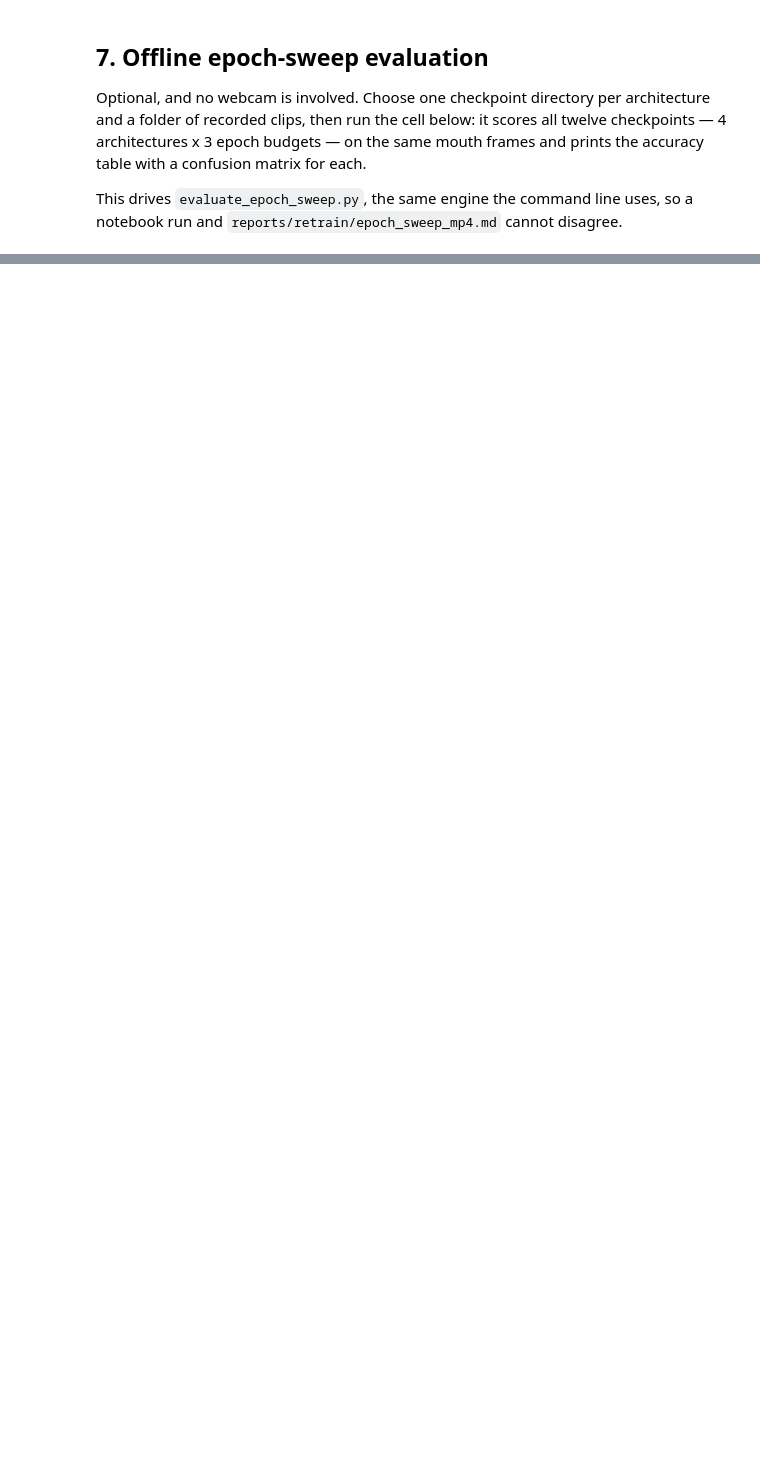
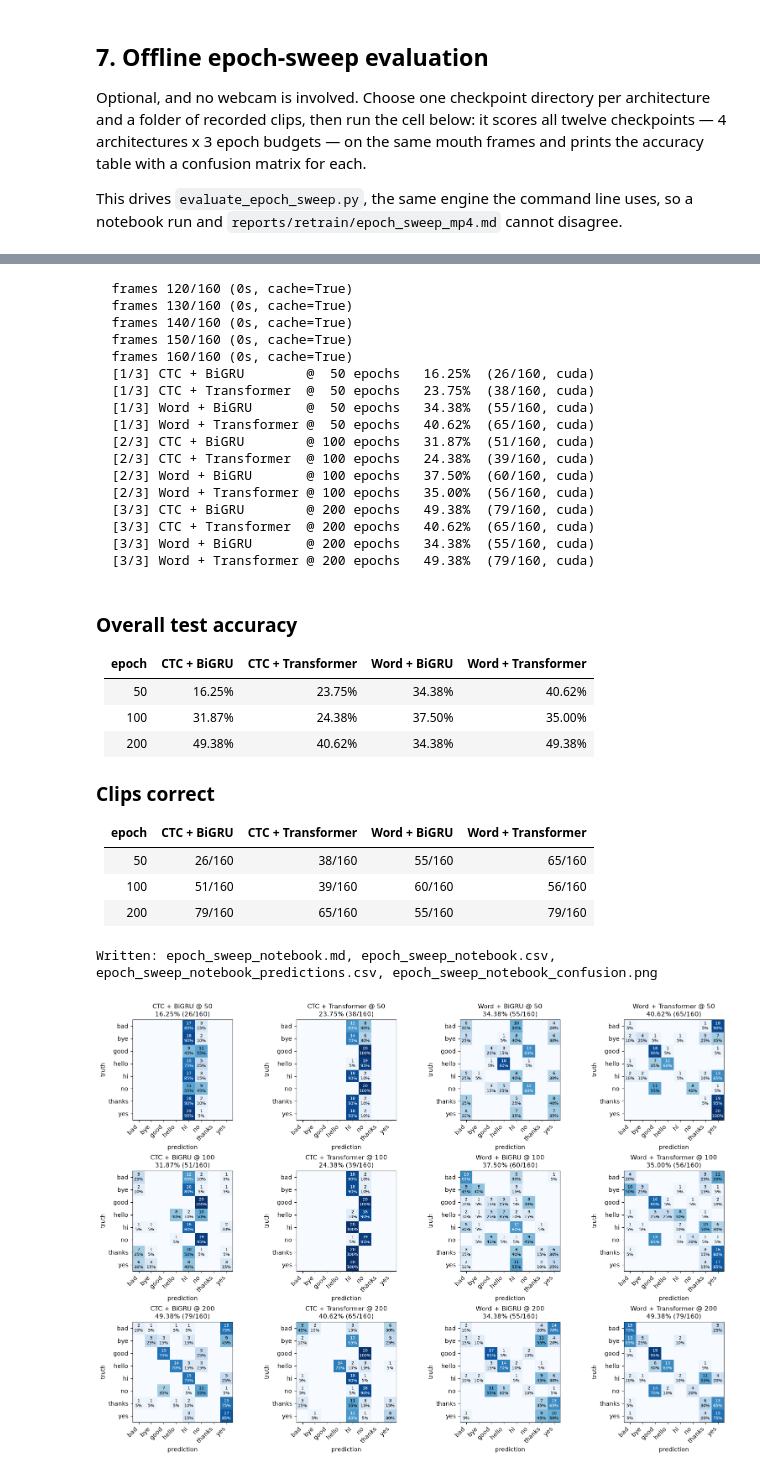
Before and after one commit to Tempesta-96/VisionSpeak, a Jupyter notebook: combinedVisionSpeak.ipynb, the cells around one changed output, grey strips where cells are left out. Drawn from its saved outputs; the diff is of its cells as text; code cells hidden in the pictures; blank space fills up the shorter version.

Commit message:
ops: change test dataset directory to valente's recording

```diff
--- a/combinedVisionSpeak.ipynb
+++ b/combinedVisionSpeak.ipynb
@@ -202,10 +181,12 @@ EPOCH_BUDGETS = (50, 100, 200)  # table rows; every column needs one per budget
 
 # A folder of recordings shaped <CLIPS_DIR>/<word>/*.mp4. Its name is taken as
 # the speaker id, so the guard below can refuse a checkpoint that trained on it.
-CLIPS_DIR = 'data/custom_words/raw/speaker_test_samples'
+#CLIPS_DIR = 'data/custom_words/raw/speaker_test_samples' #LBY recording
+#CLIPS_DIR = 'data/custom_words/raw/LY_001' #Lawrence's wife recording
+CLIPS_DIR = 'data/custom_words/raw/speaker_test_samples1' #valente's recording
 
 DEVICE = 'auto'                 # auto, cpu, cuda (ROCm reports as cuda), or mps
-ALLOW_SPEAKER_MISMATCH = False  # True scores checkpoints that did NOT hold the speaker out
+ALLOW_SPEAKER_MISMATCH = True #False  # True scores checkpoints that did NOT hold the speaker out
 LIMIT = None                    # e.g. 8 for a smoke run; takes the first N clips, word by word
 SAVE_ARTIFACTS = True           # write the table, CSV and figure under reports/retrain/
 STEM = 'epoch_sweep_notebook'   # kept distinct from the CLI's epoch_sweep_mp4.*
@@ -287,3 +268,4 @@ if SAVE_ARTIFACTS:
 
 display(figure)
 plt.close(figure)  # already rendered above; stops the inline backend repeating it
+# %% [output]
@@ -289,0 +289,34 @@ plt.close(figure)  # already rendered above; stops the inline backend repeating
+  frames 120/160 (0s, cache=True)
+  frames 130/160 (0s, cache=True)
+  frames 140/160 (0s, cache=True)
+  frames 150/160 (0s, cache=True)
+  frames 160/160 (0s, cache=True)
+  [1/3] CTC + BiGRU        @  50 epochs   16.25%  (26/160, cuda)
+  [1/3] CTC + Transformer  @  50 epochs   23.75%  (38/160, cuda)
+  [1/3] Word + BiGRU       @  50 epochs   34.38%  (55/160, cuda)
+  [1/3] Word + Transformer @  50 epochs   40.62%  (65/160, cuda)
+  [2/3] CTC + BiGRU        @ 100 epochs   31.87%  (51/160, cuda)
+  [2/3] CTC + Transformer  @ 100 epochs   24.38%  (39/160, cuda)
+  [2/3] Word + BiGRU       @ 100 epochs   37.50%  (60/160, cuda)
+  [2/3] Word + Transformer @ 100 epochs   35.00%  (56/160, cuda)
+  [3/3] CTC + BiGRU        @ 200 epochs   49.38%  (79/160, cuda)
+  [3/3] CTC + Transformer  @ 200 epochs   40.62%  (65/160, cuda)
+  [3/3] Word + BiGRU       @ 200 epochs   34.38%  (55/160, cuda)
+  [3/3] Word + Transformer @ 200 epochs   49.38%  (79/160, cuda)
+### Overall test accuracy
+
+| epoch | CTC + BiGRU | CTC + Transformer | Word + BiGRU | Word + Transformer |
+| --- | --- | --- | --- | --- |
+| 50 | 16.25% | 23.75% | 34.38% | 40.62% |
+| 100 | 31.87% | 24.38% | 37.50% | 35.00% |
+| 200 | 49.38% | 40.62% | 34.38% | 49.38% |
+
+### Clips correct
+
+| epoch | CTC + BiGRU | CTC + Transformer | Word + BiGRU | Word + Transformer |
+| --- | --- | --- | --- | --- |
+| 50 | 26/160 | 38/160 | 55/160 | 65/160 |
+| 100 | 51/160 | 39/160 | 60/160 | 56/160 |
+| 200 | 79/160 | 65/160 | 55/160 | 79/160 |
+Written: epoch_sweep_notebook.md, epoch_sweep_notebook.csv, epoch_sweep_notebook_predictions.csv, epoch_sweep_notebook_confusion.png
+[figure, added]
```
Also changed, not shown: parts of 8 cells of this notebook.
